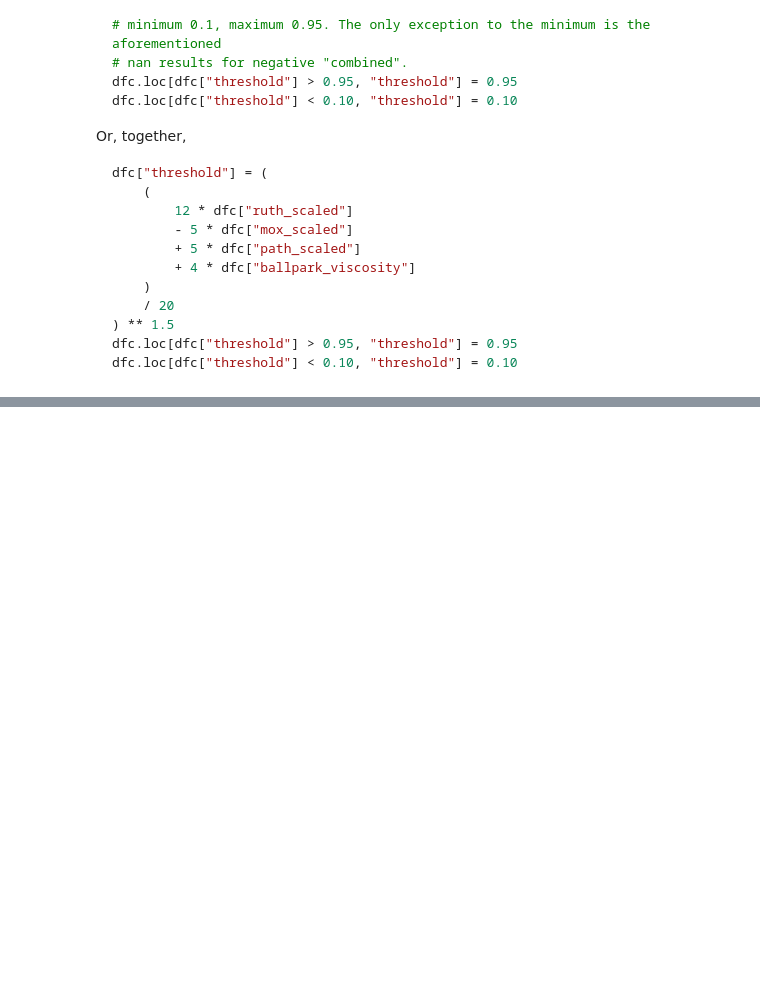
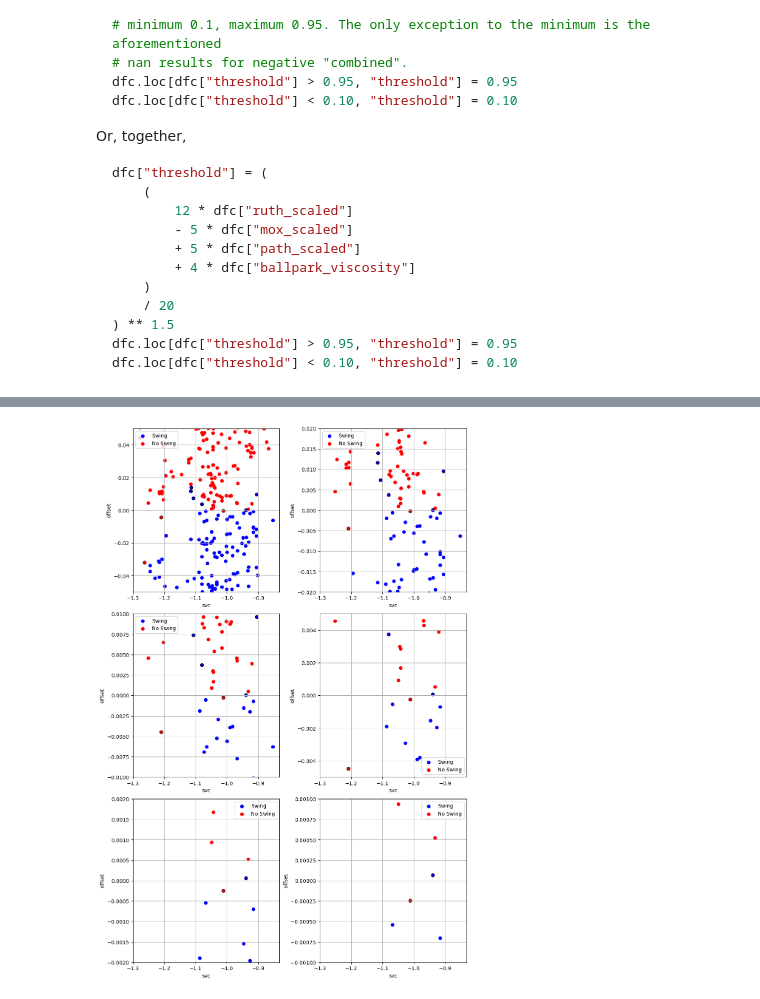
Before and after one commit to xSke/resim, a Jupyter notebook: notebooks/swing_on_ball.ipynb, the cells around one changed output, grey strips where cells are left out. Saved outputs shown, nothing was run; the diff lists cells and outputs as text; code cells hidden in the pictures; blank space fills up the shorter version.

```diff
--- a/notebooks/swing_on_ball.ipynb
+++ b/notebooks/swing_on_ball.ipynb
@@ -129,0 +355,38 @@ dfc["combined_log"] = np.log(dfc["combined"])
+# %%
+x_val = "svc"
+fig, axes = plt.subplots(3, 2, figsize=(10, 15), layout="constrained")
+dimlist = [5e-2, 2e-2, 1e-2, 0.5e-2, 0.2e-2, 0.1e-2]
+for i, ax in enumerate(np.ravel(axes)):
+    ax.scatter(
+        dfc[dfc["passed"]][x_val],
+        dfc[dfc["passed"]]["offset"],
+        color="blue",
+        label="Swing",
+    )
+    ax.scatter(
+        dfc[~dfc["passed"]][x_val],
+        dfc[~dfc["passed"]]["offset"],
+        color="red",
+        label="No Swing",
+    )
+    ax.scatter(
+        outliers[~outliers["passed"]][x_val],
+        outliers[~outliers["passed"]]["offset"],
+        color="red",
+        edgecolor="black",
+    )
+    ax.scatter(
+        outliers[outliers["passed"]][x_val],
+        outliers[outliers["passed"]]["offset"],
+        color="blue",
+        edgecolor="black",
+    )
+    ax.set_xlabel(x_val)
+    ax.set_ylabel("offset")
+    ax.legend()
+    # ax.set_yscale("log")
+    ax.grid()
+    ax.set_ylim(-dimlist[i], dimlist[i])
+# fig.savefig("../figures/swing_strike_fit_offsets.png", facecolor='white')
+# %% [output]
+[figure, added]
```
Also changed, not shown: parts of 27 cells of this notebook.
